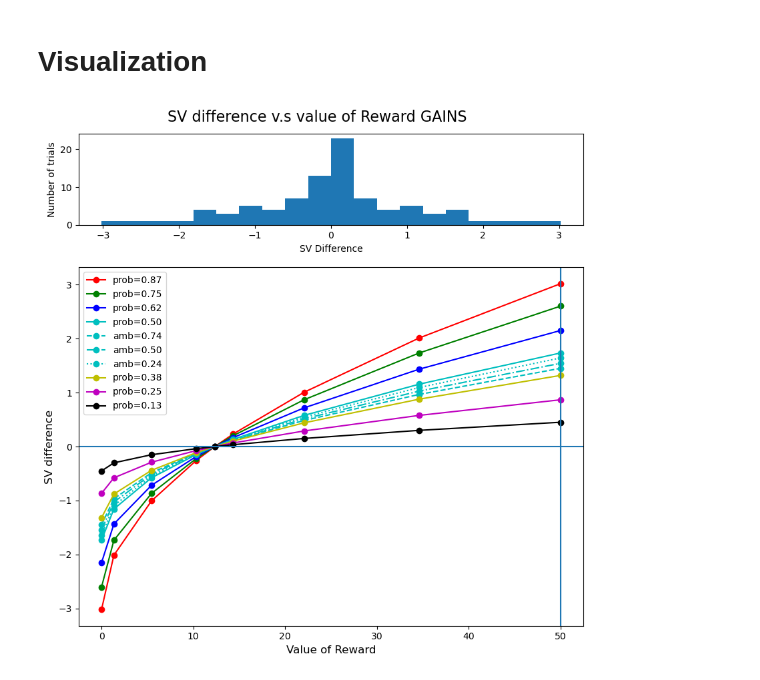
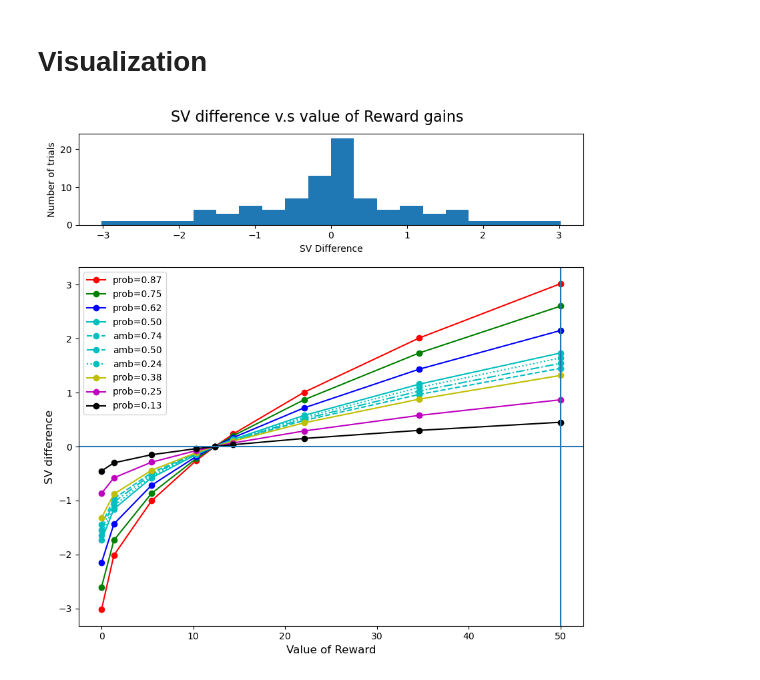
Before and after one commit to CDN-Lab/Adaptive_Choicesets, a Jupyter notebook: symmetrical_choice_set.ipynb, the cells around one changed output. Cells and saved outputs as stored; diff of their text form; code cells hidden in the pictures.

```diff
--- a/symmetrical_choice_set.ipynb
+++ b/symmetrical_choice_set.ipynb
@@ -460,7 +460,7 @@ df_Trials_gains = pd.concat([df_pos,df_int_pos,df_cent_pos],ignore_index=True)
 df_Trials_gains['SV_New_Safe'] = df_Trials_gains['value_safe']**alpha_pos
 df_Trials_gains['deltaSV'] = df_Trials_gains['SV_reward'] - df_Trials_gains['SV_New_Safe']
 df_Trials_gains = df_Trials_gains.drop(columns=['value_lott_SE'])
-df_Trials_gains = df_Trials_gains.round(2)
+# df_Trials_gains = df_Trials_gains.round(2)
 df_Trials_gains
 # %% [output]
 |  | category | p_reward | value_reward | ambiguity | SV_reward | SV_New_Safe | value_safe | deltaSV |
@@ -594,7 +594,7 @@ def setup_fig_ax():  #Setting the axis
 
 	return ax, ax_histy
 
-def plot_scatter_hist(df):
+def plot_scatter_hist(df,xvline=50,trials='gains'):
 
 	# delta SV v.s value_reward
 	x,y = df['value_reward'],df['deltaSV']
@@ -602,34 +602,34 @@ def plot_scatter_hist(df):
 
 	scatter_hist(x,y,ax,ax_histy,
 		xlabel='Value of Reward',
 		ylabel= 'SV difference',
-		title= 'SV difference v.s value of Reward GAINS')
+		title= 'SV difference v.s value of Reward {}'.format(trials))
 
 	colors = ['r','g','b','c','y','m','k']
 	amb_line = ['--','-.',':']
 	df = df.sort_values('value_reward')
 
 	for i,p in enumerate(reversed(sorted(df['p_reward'].unique()))): #A scatter plot for each probability level
 		df_p = df.loc[(df['p_reward']==p) & (df['ambiguity']==A_null)]
 		x,y = df_p['value_reward'],df_p['deltaSV']
 		ax.plot(x, y,'{}o-'.format(colors[i]),label='prob={0:0.2f}'.format(p)) #The plot conecting prob levels
 		if p==0.50:
 			for j,A in enumerate(reversed(sorted(df['ambiguity'].unique()))):
 				if A==0:
 					continue
 				df_A = df.loc[(df['p_reward']==p) & (df['ambiguity']==A)]
 				x,y = df_A['value_reward'],df_A['deltaSV']
 				ax.plot(x, y,'{0}o{1}'.format(colors[i],amb_line[j]),label='amb={0:0.2f}'.format(A)) #The plot conecting prob levels
 
 
 
 	# ax.plot([50],[],'r-')
-	ax.axvline(x=50)
+	ax.axvline(x=xvline)
 	# ax.plot([-50,-50],[-10,10],'r-')
 	ax.axhline(y=0)
 	# ax.plot([0,50],[0,0],'k--')
 	ax.legend(loc="upper left")
 
-plot_scatter_hist(df_Trials_gains)
+plot_scatter_hist(df_Trials_gains,xvline=50)
 # %% [output]
-[figure, old version]
+[figure, new version]
```
Also changed, not shown: parts of 5 cells of this notebook, 2 other files.
